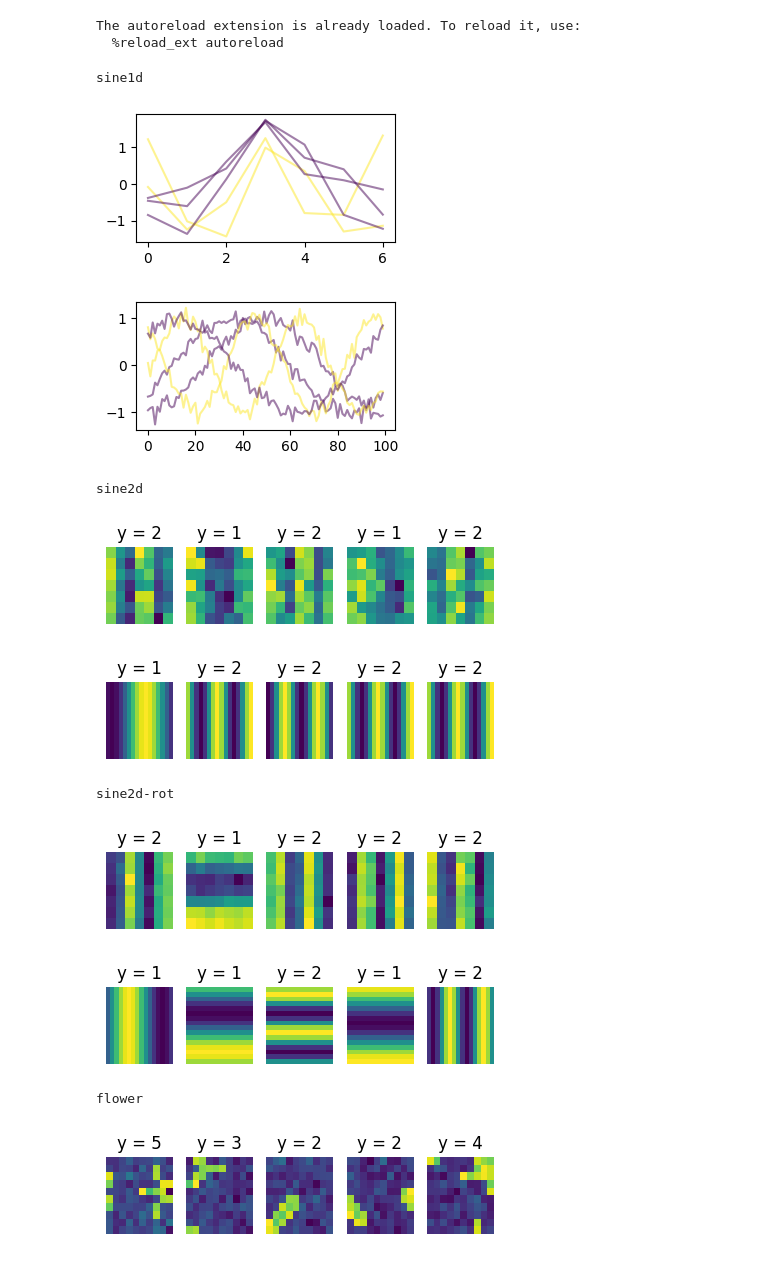
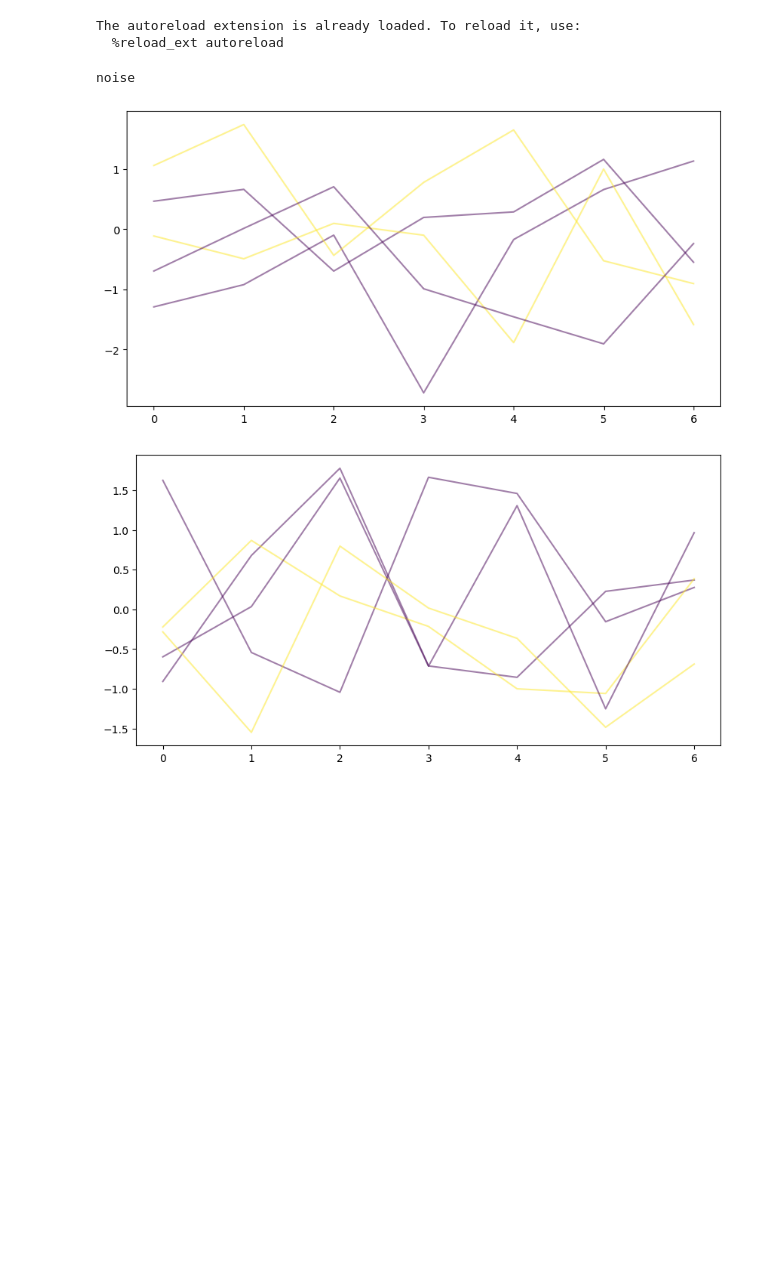
Before and after one commit to elidub/SymPDE, a Jupyter notebook: notebooks_symlie/data_generation.ipynb, the cells around one changed output. Cells and saved outputs as stored; diff of their text form; code cells hidden in the pictures; blank space fills up the shorter version.

Commit message:
start on training noise

```diff
--- a/notebooks_symlie/data_generation.ipynb
+++ b/notebooks_symlie/data_generation.ipynb
@@ -18,33 +18,25 @@ The autoreload extension is already loaded. To reload it, use:
 # %%
 # datasets = {'flower':  {
 #         'create_sample_func' : flower,
 #         'plot_func'          : plot2d,
 #         'data_kwargs'        : {'grid_size':(10, 10), 'noise_std':0.1, 'y_low':2, 'y_high':7},
 #         'transform_kwargs'   : {'eps_mult':[0., 1., 1., 1.], 'only_flip' : False},
 #         'data_kwargs_show'   : {'grid_size':(50, 50), 'noise_std':0.00, 'y_low':2, 'y_high':7},
 # }}
 
 from data.generate_data import datasets
 
-plot_datasets = ['mnist-noise']
+plot_datasets = ['noise']
 
 for dataset_name, dataset in datasets.items():
+    if dataset_name not in plot_datasets: continue
     print(dataset_name)
-    # if dataset_name not in plot_datasets: continue
     l = 1 if dataset_name != 'sine1d' else 1/3
     plot_data(dataset, N_plot=5, l=l, data_kwargs_list = [
         'data_kwargs',
         'data_kwargs_show',
     ])
 # %% [output]
-sine1d
+noise
-[figure, old version]
+[figure, new version]
-[figure, old version]
+[figure, new version]
-sine2d
-[figure, removed]
-[figure, removed]
-sine2d-rot
-[figure, removed]
-[figure, removed]
-flower
-[figure, removed]
```
Also changed, not shown: parts of 2 cells of this notebook, 12 other files.
